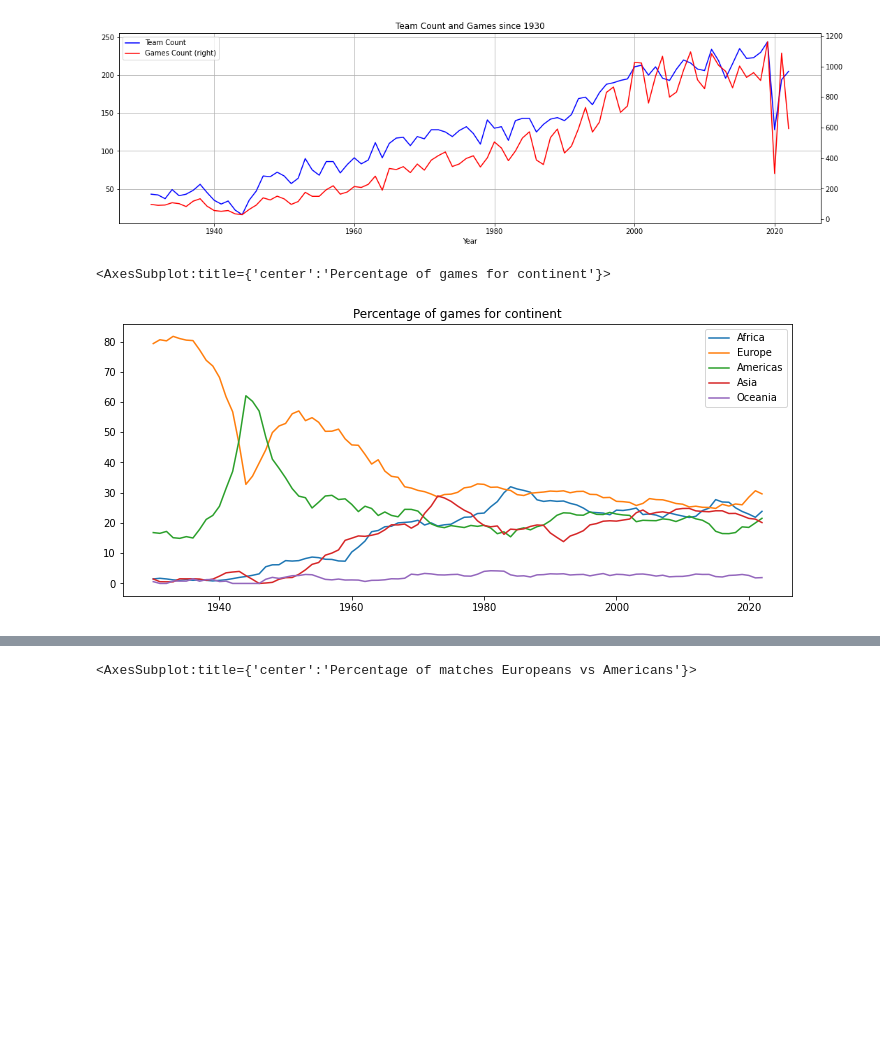
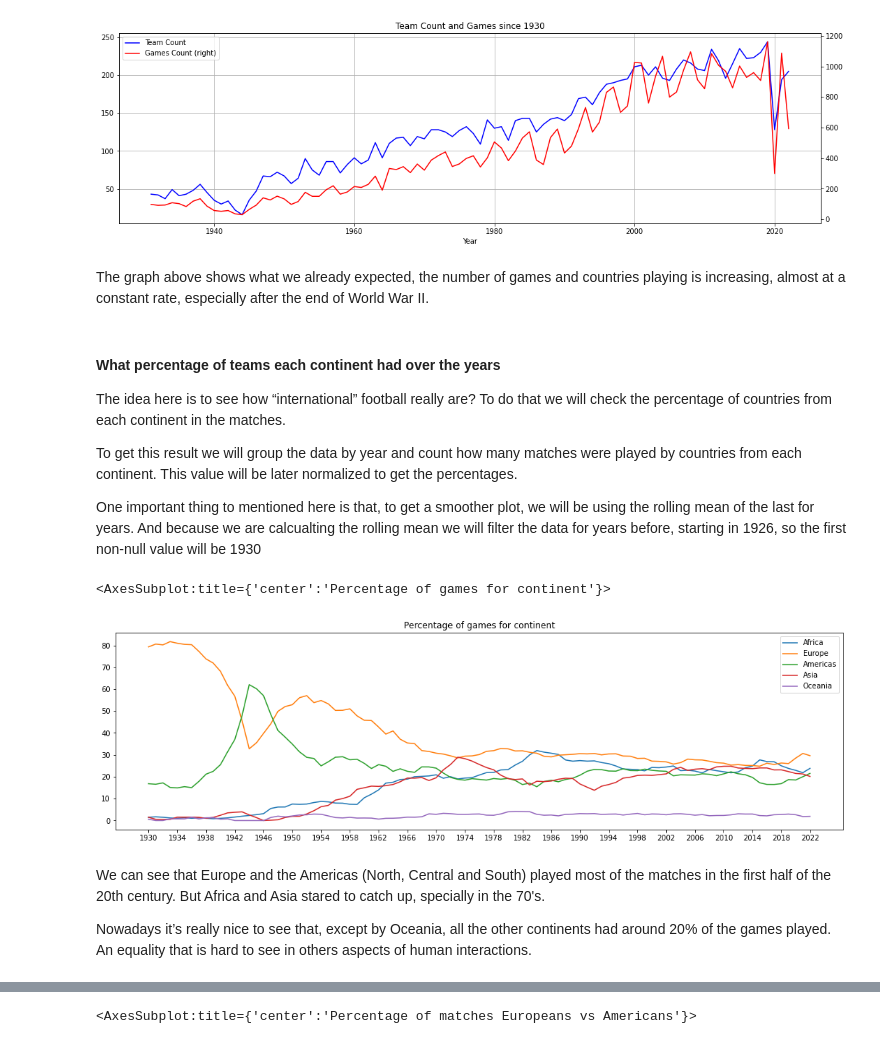
Before and after one commit to samuelca/international-football-results, a Jupyter notebook: exploratory-analysis.ipynb, the cells around one changed output, grey strips where cells are left out. Drawn from its saved outputs; the diff is of its cells as text; code cells hidden in the pictures; blank space fills up the shorter version.

```diff
--- a/exploratory-analysis.ipynb
+++ b/exploratory-analysis.ipynb
@@ -65,6 +96,4 @@ The first game was 1872-11-30 and the last was 2022-06-14
 # %%
-# Creating some new columns that might be usefull
-
 def get_game_outcome ( home_score, away_score):
     """
     The outcome will be encoded as:
@@ -80,6 +109,10 @@ def get_game_outcome ( home_score, away_score):
         return 'A' # Away team wins
 
 def winning_team(home_team, away_team, outcome):
+    """
+    This function returns the name of the winning team
+    after checking the outcome
+    """
     if (outcome == 'H'):
         return home_team
     elif (outcome == 'A'):
@@ -88,6 +121,10 @@ def winning_team(home_team, away_team, outcome):
         return '-'
 
 def losing_team(home_team, away_team, outcome):
+    """
+    This function returns the name of the loosing team
+    after checking the outcome
+    """
     if (outcome == 'A'):
         return home_team
     elif (outcome == 'H'):
@@ -125,4 +162,5 @@ df_results['day_name'] = df_results['date'].apply(lambda x: x.day_name())
 # The home team actually play at home?
 df_results['home_playing_home'] = df_results.apply(lambda x: 'y' if x.home_team == x.country else 'n', axis = 1)
 
+# Extract only the date from the datetime object
 df_results['date'] = df_results['date'].apply(lambda x: x.date())
@@ -129,8 +171,13 @@ df_results['date'] = df_results['date'].apply(lambda x: x.date())
 # %%
+# Read the csv
 df_geo_regions = pd.read_csv('data/geographic-regions.csv')
+# Fill the nan values
 df_geo_regions.fillna('-', inplace = True)
+# Rename columns
 df_geo_regions.rename(columns = {'Country or Area':'country_reff', 'Region Name':'continent'}, inplace = True)
 
+# There are some missing countries that were written in a different way on the data.
+# Here we create this dictionary to add this missing values
 missing_countries_dict = {
                             'England':'Europe',
                             'Scotland':'Europe',
@@ -165,6 +212,17 @@ missing_countries_dict = {
 }
 
 def get_continent ( label, df_results ):
+    """
+    This function maps the countries in the original data source with the continents
+    gathered from the geographic-regions.csv file.
+
+    Input:
+        label: The name of the column with country names
+        df_results: Dataframe you want to add the columns
+
+    Output
+        Series with the names of the corresponding continents
+    """
     df_merged = df_results.merge(df_geo_regions[['country_reff','continent']], how = 'left', left_on =label, right_on = 'country_reff')
     df_merged['continent'] = df_merged['continent'].fillna('-')
     return df_merged.apply(lambda x: missing_countries_dict.get(x[label], "not found") if x.continent == '-' else x.continent, axis=1 )
@@ -185,5 +243,3 @@ df_results['same_continent'] = df_results.apply(lambda x: 'y' if x.away_team_con
 
 # Continents envolved on the match
 df_results['continents_envolved'] = df_results.apply(lambda x: [x.home_team_continent, x.away_team_continent], axis = 1)
-
-#df_merged[df_merged['Region Name'].isna() == True]['country'].value_counts().head(50)
@@ -219,44 +296,62 @@ plt.legend(h1+h2, l1+l2, loc=2)
 plt.show()
 # %% [output]
 [figure]
+# %% [markdown]
+The graph above shows what we already expected, the number of games and countries playing is increasing, almost at a constant rate, especially after the end of World War II.
+# %% [markdown]
+#### What percentage of teams each continent had over the years
+
+The idea here is to see how “international” football really are? To do that we will check the percentage of countries from each continent in the matches.
+
+To get this result we will group the data by year and count how many matches were played by countries from each continent. This value will be later normalized to get the percentages.
+
+One important thing to mentioned here is that, to get a smoother plot, we will be using the rolling mean of the last for years. And because we are calcualting the rolling mean we will filter the data for years before, starting in 1926, so the first non-null value will be 1930
 # %%
-# What percentage of teams each continent had over the years
+# Filtering the data
 df_filtered = df_results[df_results['year'] > 1926]
 
 
-list_continent_count = []
+list_continent_count = [] # List that will contain the team count for every continent
 for y in df_filtered['year'].unique():
     matches_list = df_filtered.groupby(by = 'year').get_group(y)['continents_envolved'].to_list()
     continents = [m[0] for m in matches_list] # Gets the home team continent
     continents.extend([m[1] for m in matches_list]) # Gets the away team continent
     # Count of many of each continent we have
     africa = len([a for a in continents if a == 'Africa'])
     europe = len([a for a in continents if a == 'Europe'])
     americas = len([a for a in continents if a == 'Americas'])
     asia = len([a for a in continents if a == 'Asia'])
     oceania = len([a for a in continents if a == 'Oceania'])
     not_found = len([a for a in continents if a == 'not found'])
 
+    # Its a list of lists, where every element will become a row in the dataframe
     list_continent_count.append([africa, europe, americas, asia, oceania, not_found])
 
+# Creating the final dataframe
 df_contient_count = pd.DataFrame(index=df_filtered['year'].unique(),
                                 data=list_continent_count,
                                 columns = ['Africa', 'Europe', 'Americas', 'Asia', 'Oceania', 'not found'])
 
 # Sum to get the total for each year
 df_contient_count['total'] = df_contient_count.sum(axis=1)
 
 # Calculate the roling mean of 4 years to have a smoother plot
+# Here we use the dropna to remove the first null values of the rolling mean
 df_contient_count = df_contient_count.rolling(4).mean().dropna()
 
 # Calculate the percentage for each year
 for c in [c for c in df_contient_count.columns if c != 'total']:
     df_contient_count[c] = df_contient_count.apply(lambda x: round(100*(x[c]/x['total']),2), axis = 1)
 
+# ************************************ PLOTS *********************************************
 xticks_values = np.arange(1930, 2026, 4).tolist()
-df_contient_count[['Africa', 'Europe', 'Americas', 'Asia', 'Oceania']].plot(figsize=(12,5),
+df_contient_count[['Africa', 'Europe', 'Americas', 'Asia', 'Oceania']].plot(figsize=(18,5),
                                                                             title = "Percentage of games for continent",
                                                                             xticks = xticks_values)
 # %% [output]
 <AxesSubplot:title={'center':'Percentage of games for continent'}>
-[figure, old version]
+[figure, new version]
+# %% [markdown]
+We can see that Europe and the Americas (North, Central and South) played most of the matches in the first half of the 20th century. But Africa and Asia stared to catch up, specially in the 70's.
+
+Nowadays it’s really nice to see that, except by Oceania, all the other continents had around 20% of the games played. An equality that is hard to see in others aspects of human interactions.
```
Also changed, not shown: parts of 53 cells of this notebook.
